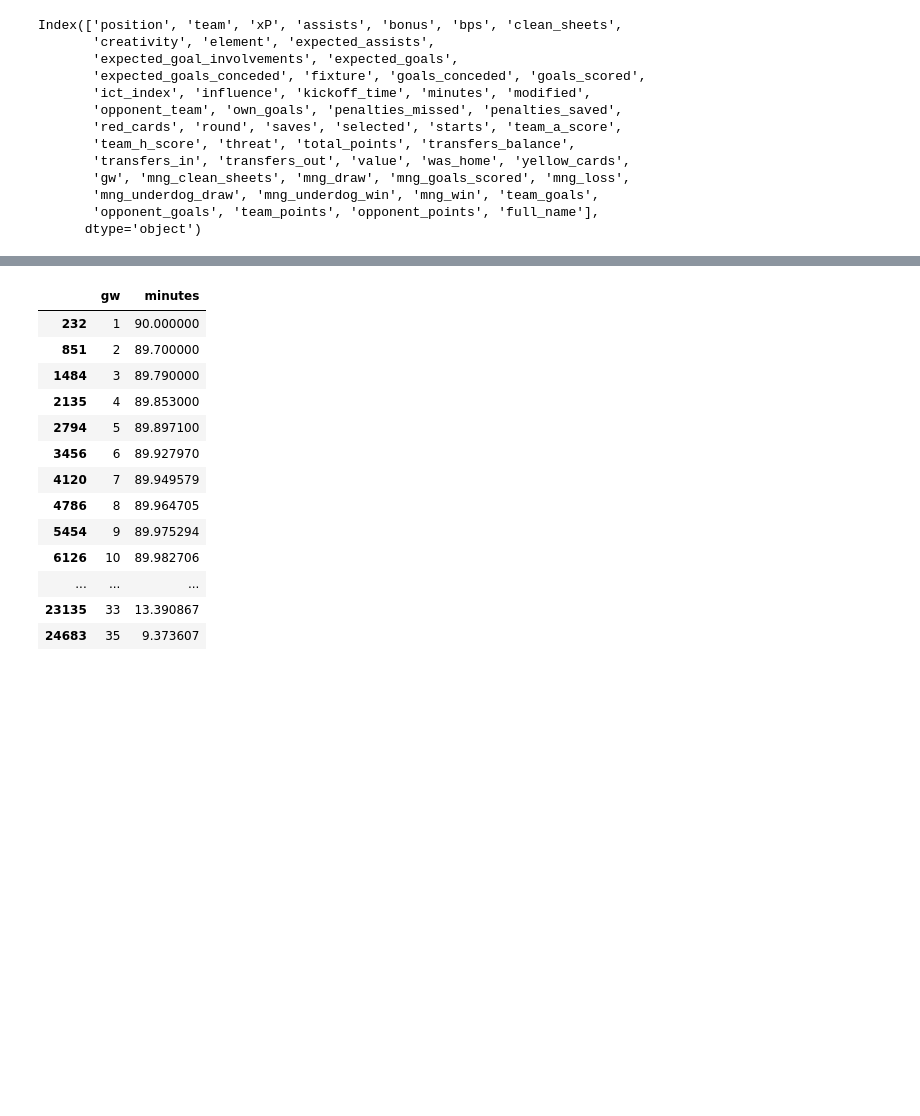
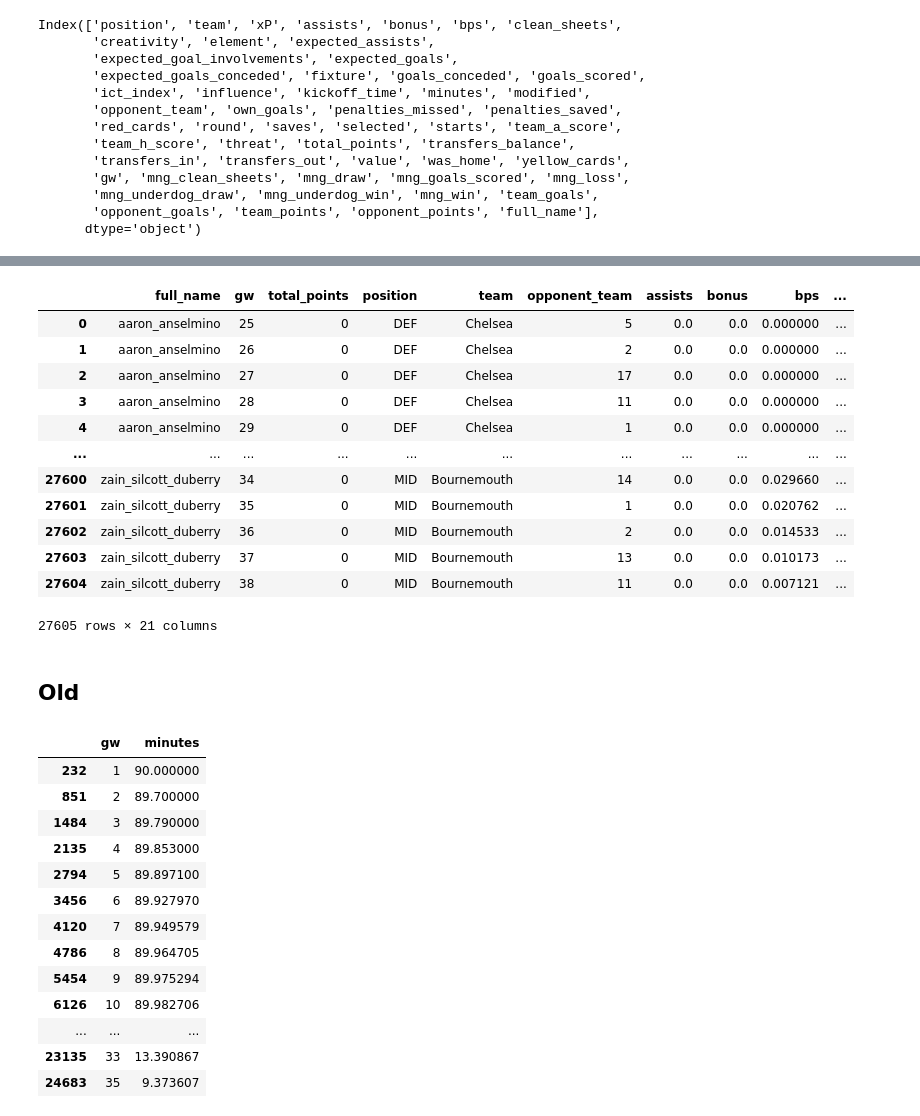
Before and after one commit to doug-ellis/draft_fpl_2526, a Jupyter notebook: transfer/gw_df_fromVastaav.ipynb, the cells around one changed output, grey strips where cells are left out. Drawn from its saved outputs; the diff is of its cells as text; code cells hidden in the pictures; blank space fills up the shorter version.

```diff
--- a/transfer/gw_df_fromVastaav.ipynb
+++ b/transfer/gw_df_fromVastaav.ipynb
@@ -57,0 +124,18 @@ Index(['position', 'team', 'xP', 'assists', 'bonus', 'bps', 'clean_sheets',
+# %%
+# Ensure the DataFrame is sorted by 'full_name' and 'gw'
+gw_df_team_sorted = gw_df_team2.sort_values(['team', 'gw'])
+
+# List of columns to apply EWMA to
+# value_cols = ['influence', 'creativity', 'threat', 'ict_index', 'team_goals', 'opponent_goals', 'minutes']
+value_cols = ['team_goals']
+
+# Apply EWMA within each group
+ewma_gw_df_team = (
+    gw_df_team_sorted
+    .groupby('team', group_keys=False)
+    [value_cols]
+    .apply(lambda x: x.ewm(alpha=0.3, adjust=False).mean())
+)
+
+ewma_gw_df_team.rename(columns={'team_goals': 'ewma_team_goals'}, inplace=True)
+ewma_gw_df_team = gw_df_team_sorted[['team', 'gw']].join(ewma_gw_df_team)
@@ -58,3 +166,26 @@ Index(['position', 'team', 'xP', 'assists', 'bonus', 'bps', 'clean_sheets',
+# %%
+ewma_gw_df_opponent_team = ewma_gw_df_team.rename(columns={'team': 'opponent_team_name', 'ewma_team_goals': 'ewma_opponent_goals'})
+# %%
+ewma_gw_df = ewma_gw_df_players.merge(ewma_gw_df_team, on=['team', 'gw'], how='left')
+ewma_gw_df = ewma_gw_df.merge(ewma_gw_df_opponent_team, on=['opponent_team_name', 'gw'], how='left')
+# %%
+ewma_gw_df
+# %% [output]
+|  | full_name | gw | total_points | position | team | opponent_team | assists | bonus | bps | ... |
+| 0 | aaron_anselmino | 25 | 0 | DEF | Chelsea | 5 | 0.0 | 0.0 | 0.000000 | ... |
+| 1 | aaron_anselmino | 26 | 0 | DEF | Chelsea | 2 | 0.0 | 0.0 | 0.000000 | ... |
+| 2 | aaron_anselmino | 27 | 0 | DEF | Chelsea | 17 | 0.0 | 0.0 | 0.000000 | ... |
+| 3 | aaron_anselmino | 28 | 0 | DEF | Chelsea | 11 | 0.0 | 0.0 | 0.000000 | ... |
+| 4 | aaron_anselmino | 29 | 0 | DEF | Chelsea | 1 | 0.0 | 0.0 | 0.000000 | ... |
+| ... | ... | ... | ... | ... | ... | ... | ... | ... | ... | ... |
+| 27600 | zain_silcott_duberry | 34 | 0 | MID | Bournemouth | 14 | 0.0 | 0.0 | 0.029660 | ... |
+| 27601 | zain_silcott_duberry | 35 | 0 | MID | Bournemouth | 1 | 0.0 | 0.0 | 0.020762 | ... |
+| 27602 | zain_silcott_duberry | 36 | 0 | MID | Bournemouth | 2 | 0.0 | 0.0 | 0.014533 | ... |
+| 27603 | zain_silcott_duberry | 37 | 0 | MID | Bournemouth | 13 | 0.0 | 0.0 | 0.010173 | ... |
+| 27604 | zain_silcott_duberry | 38 | 0 | MID | Bournemouth | 11 | 0.0 | 0.0 | 0.007121 | ... |
+27605 rows × 21 columns
+# %% [markdown]
+## Old
 # %%
 simple_gw_df = gw_df[['assists', 'bonus', 'bps', 'clean_sheets', 'goals_conceded', 'goals_scored',
                       'influence', 'creativity', 'threat', 'ict_index', 'team_goals', 'opponent_goals', 'minutes',
```
Also changed, not shown: parts of 13 cells of this notebook.
